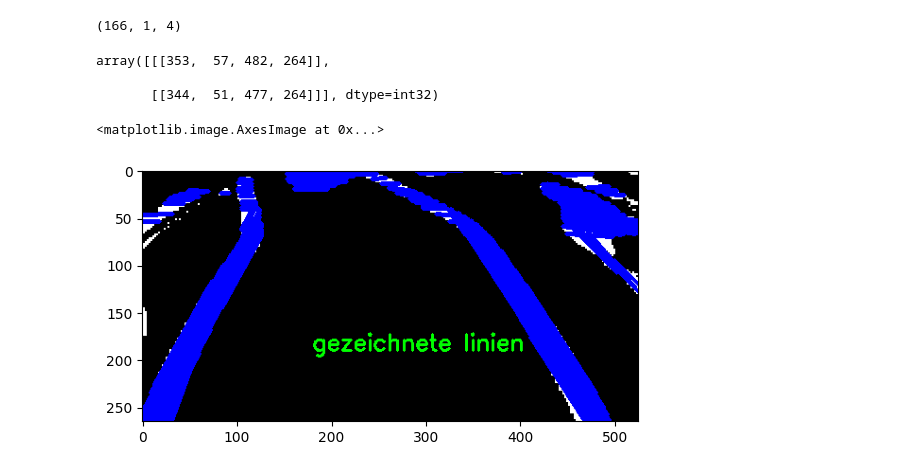
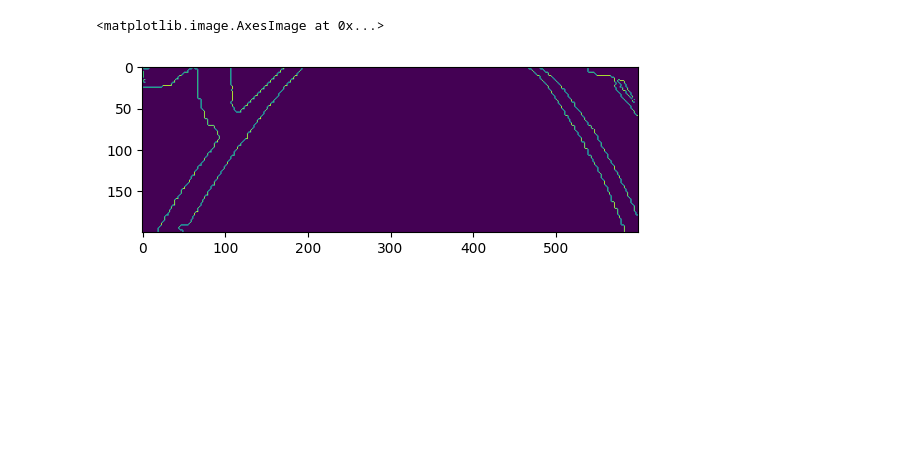
Before and after one commit to HopfeJ/Gruppe4_Camp2Code, a Jupyter notebook: roman/phase2/camcar_test.ipynb, the cells around one changed output. Cells and saved outputs as stored; diff of their text form; code cells hidden in the pictures; blank space fills up the shorter version.

```diff
--- a/roman/phase2/camcar_test.ipynb
+++ b/roman/phase2/camcar_test.ipynb
@@ -4,5 +2,8 @@
 import numpy as np
 import cv2 as cv
 import matplotlib.pylab as plt
+from camcar_new import *
+import time
 
-from camcar import *
+
+car = CamCar()
@@ -11,4 +9,0 @@ from camcar import *
-# %%
-# Objekte instanzieren
-cam = Camera()
-car = CamCar(cam)
@@ -243,49 +10,8 @@ plt.imshow(imageresult)
-# %%
-# Probabilistische Hough-Transformation
-
-
-#image_mask = cv.inRange(image, lower, upper) # nicht notwendig
-
-image_mask = image # Übergabe Bild
-
-image_edges = cv.Canny(image_mask,200,400)
-
-rho = 1              # distance precision in pixel, i.e. 1 pixel
-angle = np.pi / 180  # angular precision in radian, i.e. 1 degree
-min_threshold = 90   # in etwas Anzal der Punkt auf der Geraden. Je geringer Min_threshold, desto mehr Geraden werden erkannt.
-minLineLength = 8    # Minimale Linienlänge
-maxLineGap = 4       # Maximale Anzahl von Lücken in der Linie
-
-line_segments = cv.HoughLinesP(image_mask, rho, angle, min_threshold, np.array([]), minLineLength=minLineLength, maxLineGap=maxLineGap)
-print(line_segments.shape)
-# Elemente stellen Punkte des Liniensegmentes dar (x1,y1,x2,y2)
-line_segments[:2]
-# %% [output]
-(166, 1, 4)
-array([[[353,  57, 482, 264]],
-
-       [[344,  51, 477, 264]]], dtype=int32)
-# %%
-def draw_line_segments(line_segments,img):
-    img2 = img.copy()
-    img2 = cv.cvtColor(img2, cv.COLOR_GRAY2RGB)
-    for line in line_segments:
-        x1,y1,x2,y2 = line[0]
-        cv.line(img2,(x1,y1),(x2,y2),(0,0,255),3)
-
-    cv.putText(img2,
-            text = 'gezeichnete linien',
-            org=(180,190), # Position
-            fontFace= cv.FONT_HERSHEY_SIMPLEX,
-            fontScale = .8, # Font size
-            color = (0,255,0), # Color in rgb
-            thickness = 2)
-
-    return img2
-
-image_result1 = draw_line_segments(line_segments,image_mask)
-
-plt.imshow(image_result1)
-# %% [output]
-<matplotlib.image.AxesImage at 0x...>
-[figure, removed]
+# %%
+
+
+img = car.get_prep_image()
+plt.imshow(img)
+# %% [output]
+<matplotlib.image.AxesImage at 0x...>
+[figure, added]
```
Also changed, not shown: parts of 19 cells of this notebook, 38 other files.
